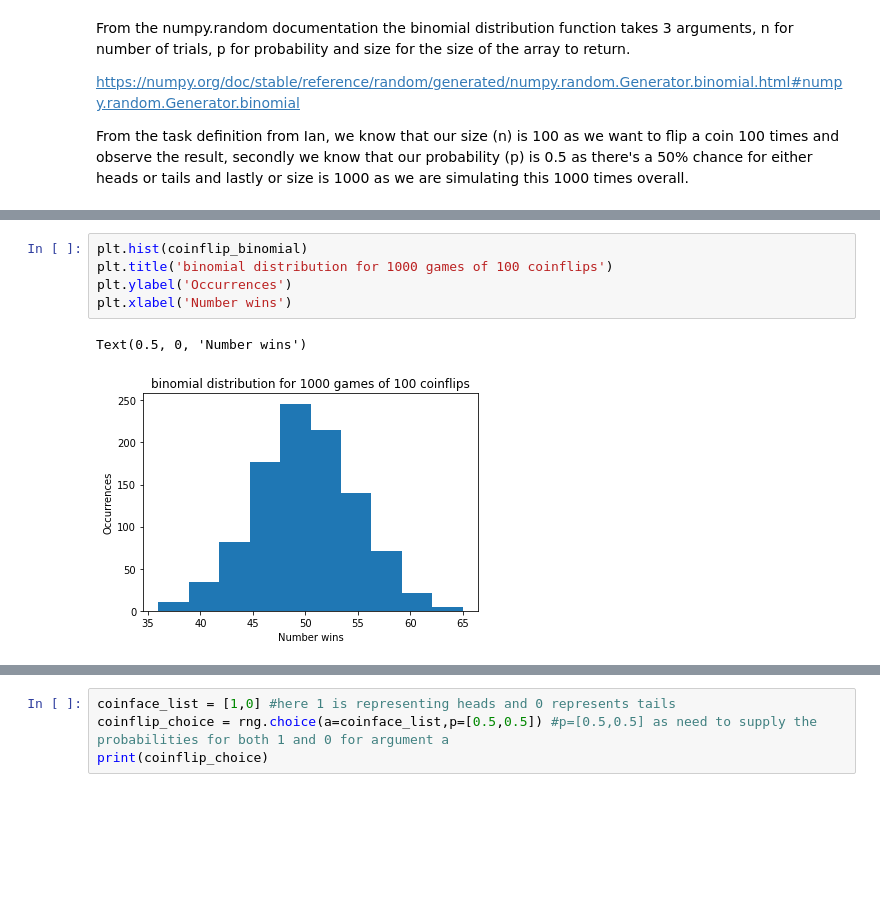
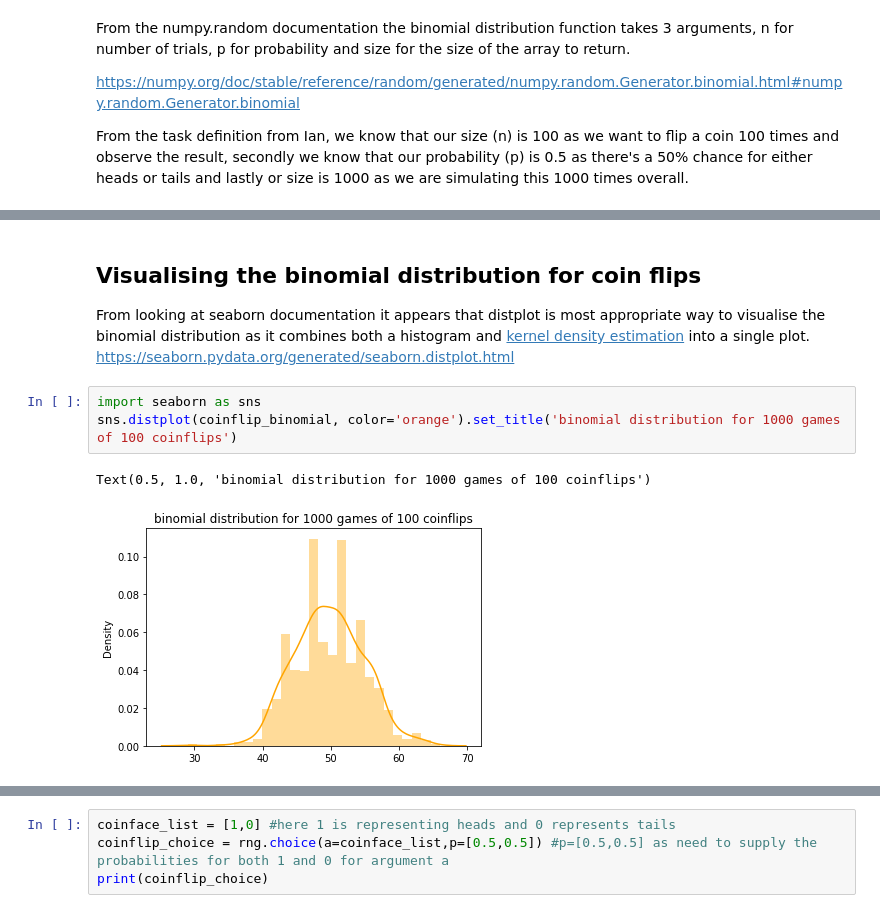
Before and after one commit to itskeithstudent/Fundamentals-Of-Data-Analysis-52446-Tasks, a Jupyter notebook: Tasks.ipynb, the cells around one changed output, grey strips where cells are left out. Cells and saved outputs as stored; diff of their text form; blank space fills up the shorter version.

Commit message:
Update markdown text describing use of distplot and conclusion of displot, add some subheaders for task 3

```diff
--- a/Tasks.ipynb
+++ b/Tasks.ipynb
@@ -287,8 +287,10 @@ Minimum number of heads for 100 coinflips - 64
+# %% [markdown]
+## Visualising the binomial distribution for coin flips
+From looking at seaborn documentation it appears that distplot is most appropriate way to visualise the binomial distribution as it combines both a histogram and [kernel density estimation](https://en.wikipedia.org/wiki/Kernel_density_estimation) into a single plot.
+https://seaborn.pydata.org/generated/seaborn.distplot.html
 # %%
-plt.hist(coinflip_binomial)
-plt.title('binomial distribution for 1000 games of 100 coinflips')
-plt.ylabel('Occurrences')
-plt.xlabel('Number wins')
+import seaborn as sns
+sns.distplot(coinflip_binomial, color='orange').set_title('binomial distribution for 1000 games of 100 coinflips')
 # %% [output]
-Text(0.5, 0, 'Number wins')
+Text(0.5, 1.0, 'binomial distribution for 1000 games of 100 coinflips')
-[figure, old version]
+[figure, new version]
```
Also changed, not shown: parts of 5 cells of this notebook.
